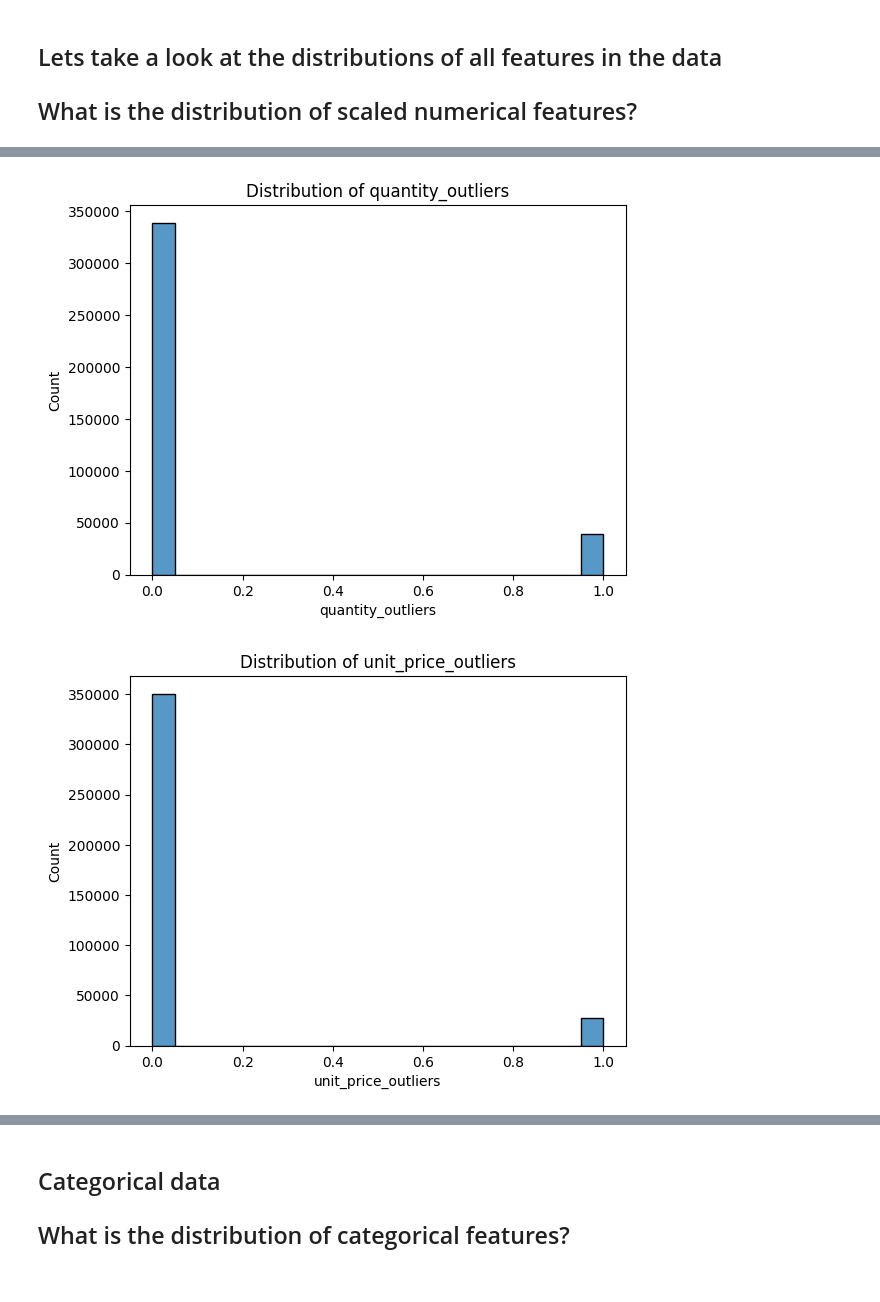
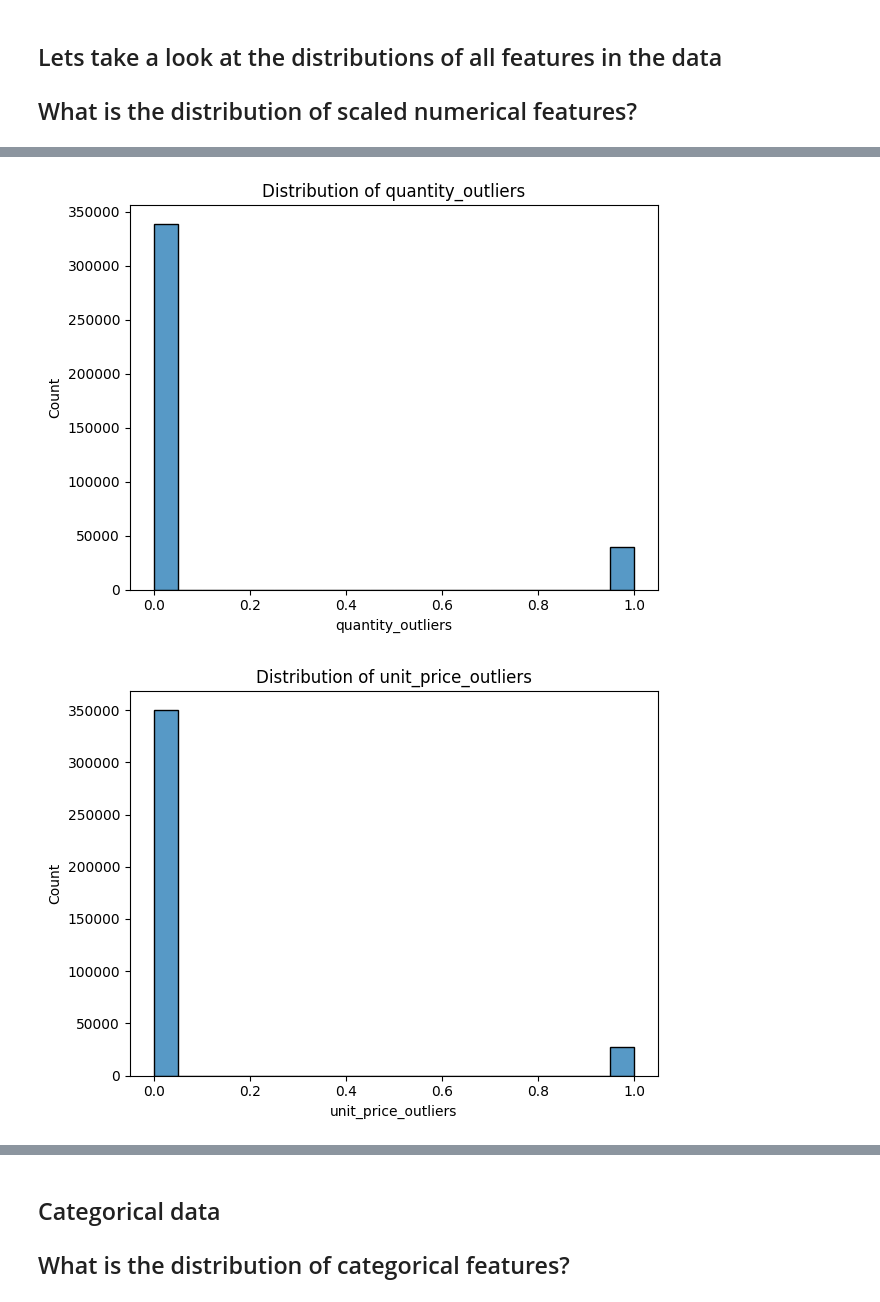
Before and after one commit to Marc-Aradillas/customer-segmentation-project, a Jupyter notebook: exp_working_nb.ipynb, the cells around one changed output, grey strips where cells are left out. Saved outputs shown, nothing was run; the diff lists cells and outputs as text; code cells hidden in the pictures.

```diff
--- a/exp_working_nb.ipynb
+++ b/exp_working_nb.ipynb
@@ -18,3 +18,6 @@ warnings.filterwarnings('ignore')
 # Exploration Working Notebook
 # %%
 import wrangle as w
+# %%
+train, val, test, train_scaled, val_scaled, test_scaled, new_df, df = w.wrangle_data()
+train.shape, val.shape, test.shape
@@ -54,4 +98,3 @@ train[['quantity', 'unit_price', 'total_price']].head()
 # %%
-train_scaled, val_scaled, test_scaled = w.wrangle_data()
 train_scaled.shape, val_scaled.shape, test_scaled.shape
 # %% [output]
@@ -163,5 +190,6 @@ for col in numeric_cols:
     plt.figure()
     plt.title(f'Distribution of {col}')
     sns.histplot(data=train_scaled, x=col)
+    plt.tight_layout()
     plt.show()
 # %% [output]
@@ -171,2 +199,2 @@ for col in numeric_cols:
-[figure, old version]
+[figure, new version]
-[figure, old version]
+[figure, new version]
```
Also changed, not shown: parts of 24 cells of this notebook, 2 other files.
